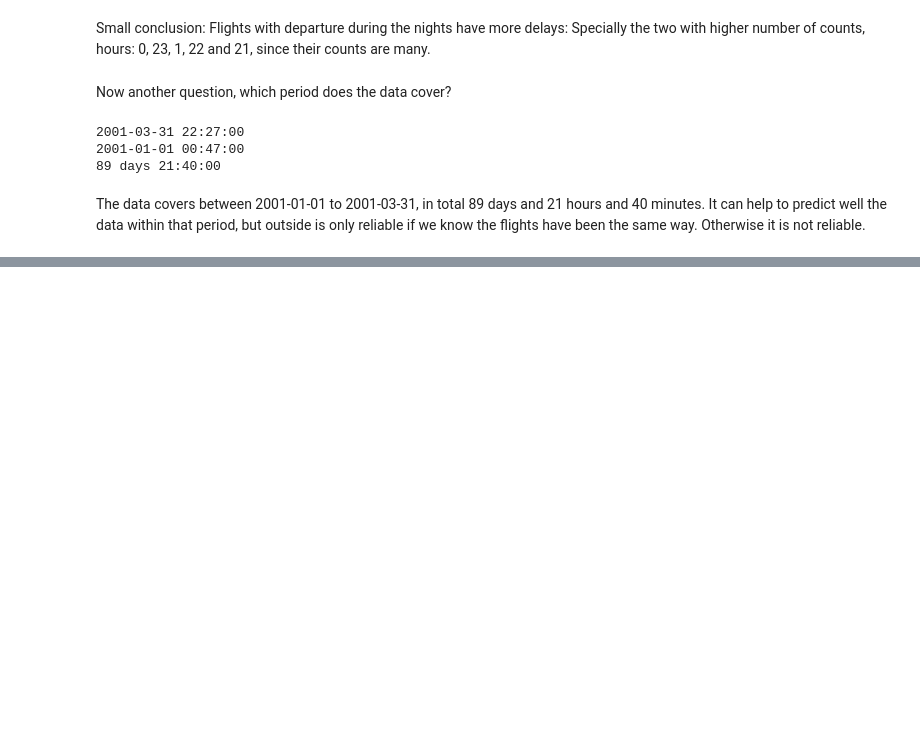
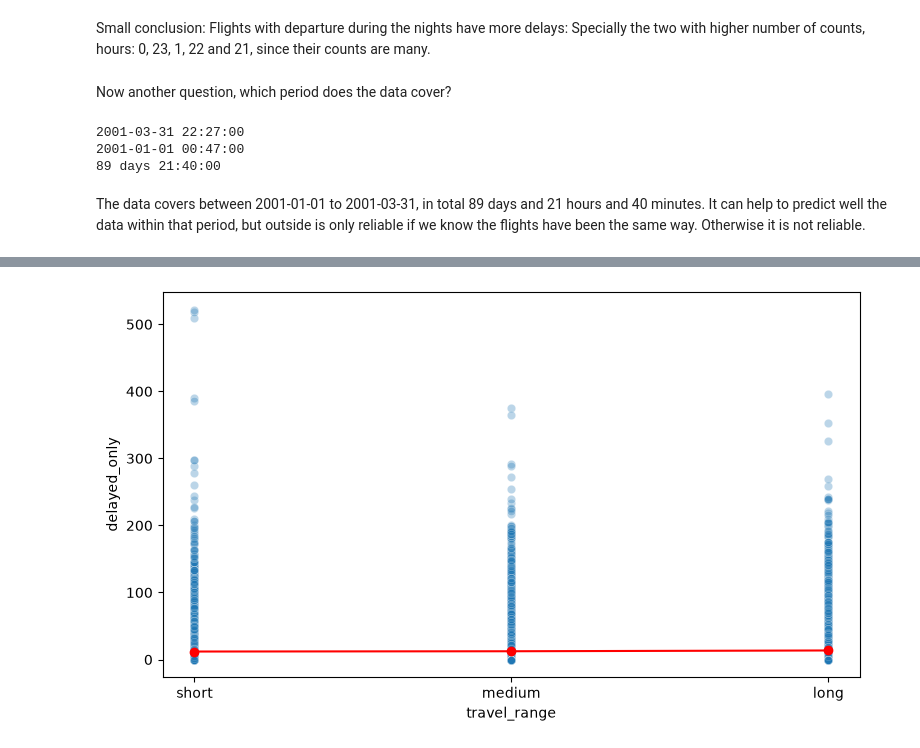
Before and after one commit to MurtazaRafi/Lexicon26, a Jupyter notebook: DataVisualization/Project.ipynb, the cells around one changed output, grey strips where cells are left out. Cells and saved outputs as stored; diff of their text form; code cells hidden in the pictures; blank space fills up the shorter version.

```diff
--- a/DataVisualization/Project.ipynb
+++ b/DataVisualization/Project.ipynb
@@ -366,0 +466,12 @@ It can help to predict well the data within that period, but outside is only rel
+# %%
+fig, ax = plt.subplots(figsize=(9, 5))
+
+sns.scatterplot(data=merged, x='travel_range', y='delayed_only', alpha=0.3, ax=ax)
+
+medians = merged.groupby('travel_range')['delayed_only'].mean()
+
+ax.plot(medians.index, medians.values, color='red', marker= 'o', label='median delay for each travel range')
+
+plt.show()
+# %% [output]
+[figure, added]
```
Also changed, not shown: parts of 20 cells of this notebook, 1 other file.
